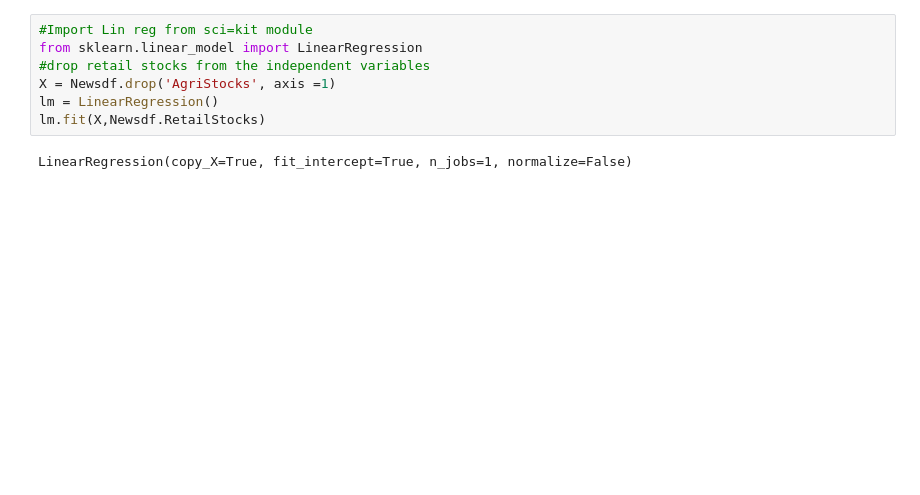
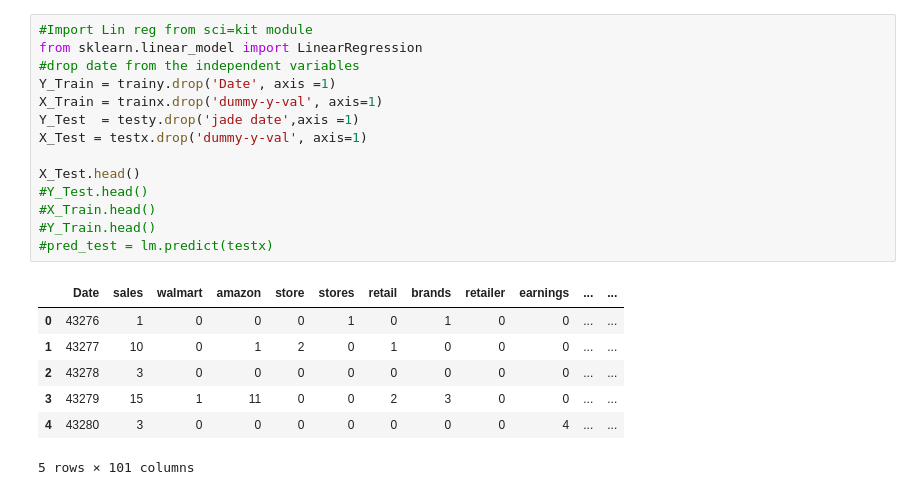
Before and after one commit to RBCCapstone/DataCollection, a Jupyter notebook: Scripts/Linear Regression.ipynb, the cells around one changed output. Saved outputs shown, nothing was run; the diff lists cells and outputs as text; blank space fills up the shorter version.

```diff
--- a/Scripts/Linear Regression.ipynb
+++ b/Scripts/Linear Regression.ipynb
@@ -26,9 +32,22 @@ Newsdf.head()
 # %%
 #Import Lin reg from sci=kit module
 from sklearn.linear_model import LinearRegression
-#drop retail stocks from the independent variables
-X = Newsdf.drop('AgriStocks', axis =1)
-lm = LinearRegression()
-lm.fit(X,Newsdf.RetailStocks)
+#drop date from the independent variables
+Y_Train = trainy.drop('Date', axis =1)
+X_Train = trainx.drop('dummy-y-val', axis=1)
+Y_Test  = testy.drop('jade date',axis =1)
+X_Test = testx.drop('dummy-y-val', axis=1)
+
+X_Test.head()
+#Y_Test.head()
+#X_Train.head()
+#Y_Train.head()
+#pred_test = lm.predict(testx)
 # %% [output]
+|  | Date | sales | walmart | amazon | store | stores | retail | brands | retailer | earnings | ... | ... |
+| 0 | 43276 | 1 | 0 | 0 | 0 | 1 | 0 | 1 | 0 | 0 | ... | ... |
+| 1 | 43277 | 10 | 0 | 1 | 2 | 0 | 1 | 0 | 0 | 0 | ... | ... |
+| 2 | 43278 | 3 | 0 | 0 | 0 | 0 | 0 | 0 | 0 | 0 | ... | ... |
+| 3 | 43279 | 15 | 1 | 11 | 0 | 0 | 2 | 3 | 0 | 0 | ... | ... |
+| 4 | 43280 | 3 | 0 | 0 | 0 | 0 | 0 | 0 | 0 | 4 | ... | ... |
-LinearRegression(copy_X=True, fit_intercept=True, n_jobs=1, normalize=False)
+5 rows × 101 columns
```
Also changed, not shown: parts of 9 cells of this notebook, 5 other files.
